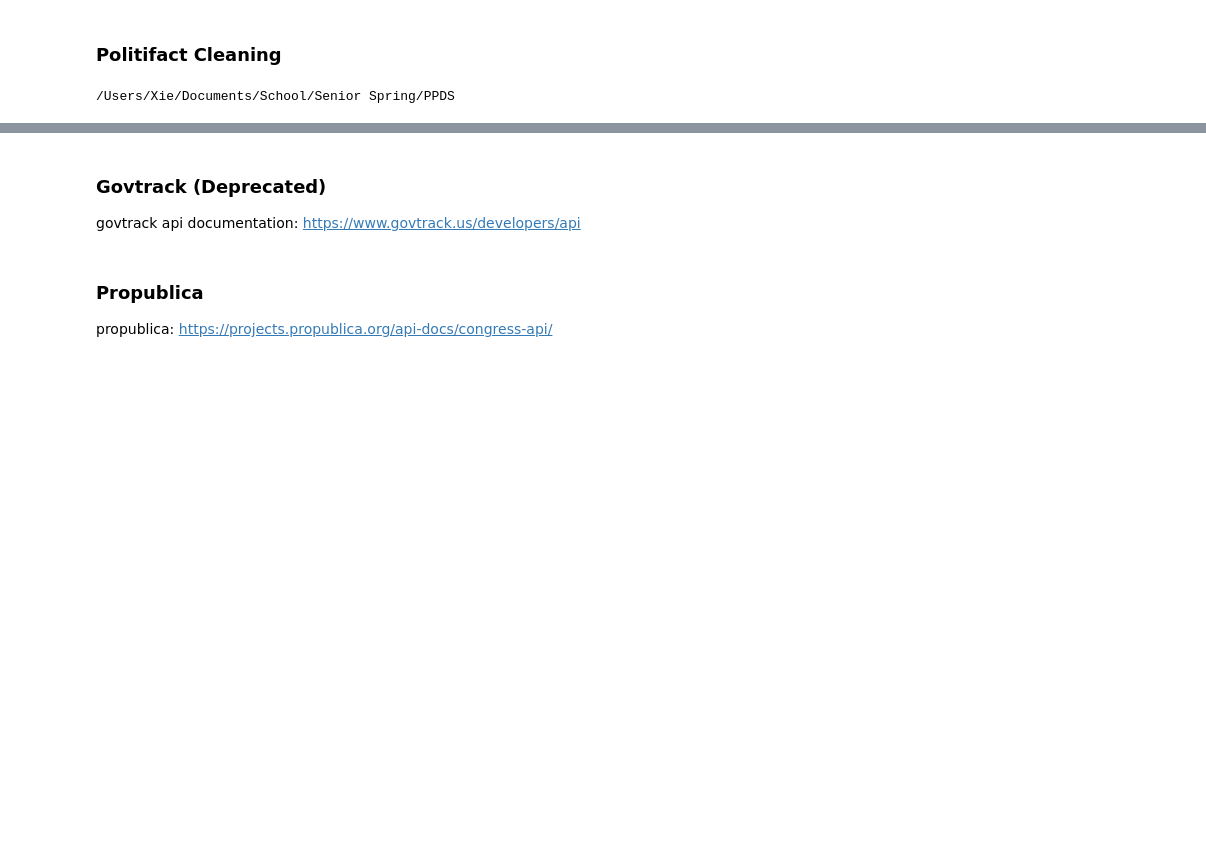
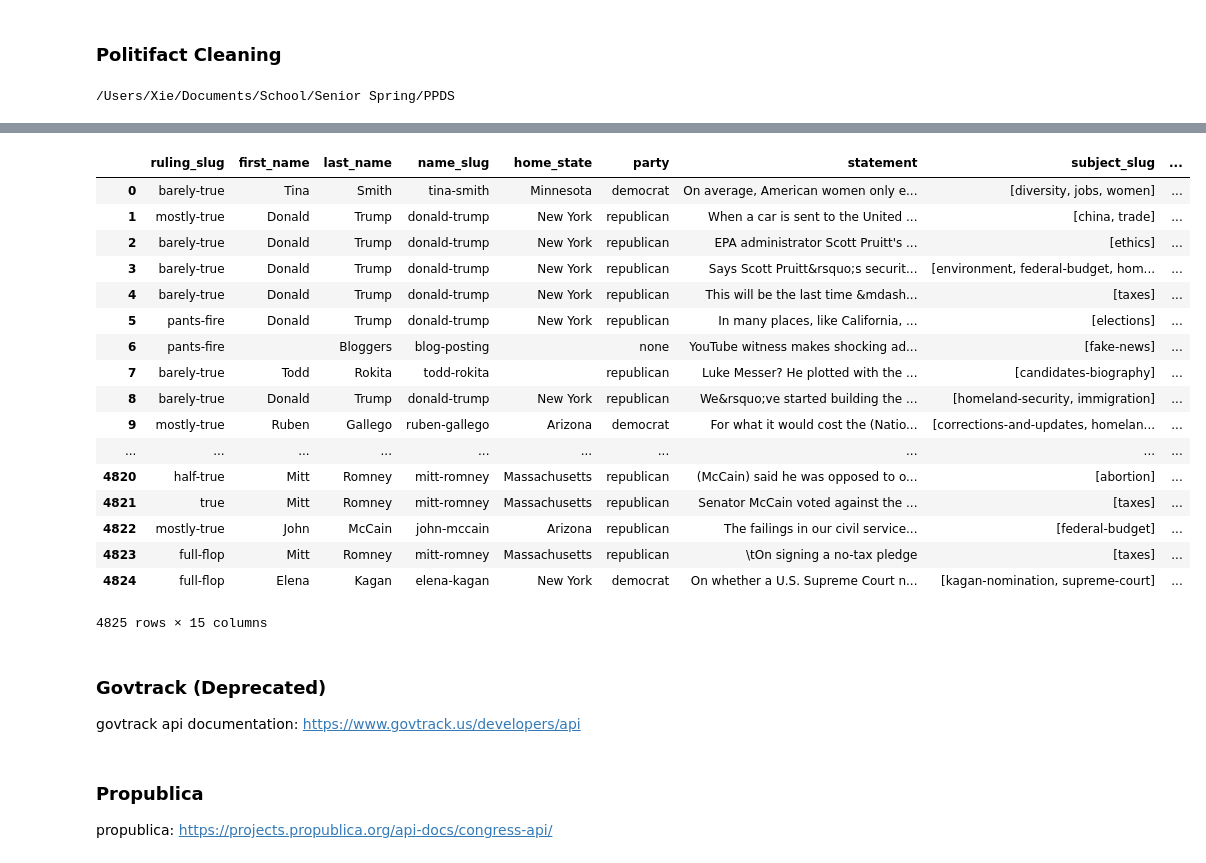
Before and after one commit to qcx201-nyu/PPDS, a Jupyter notebook: politician.ipynb, the cells around one changed output, grey strips where cells are left out. Cells and saved outputs as stored; diff of their text form; code cells hidden in the pictures; blank space fills up the shorter version.

```diff
--- a/politician.ipynb
+++ b/politician.ipynb
@@ -228,0 +162,26 @@ Name: party, dtype: object
+# %%
+json_path = '/Users/Xie/Documents/School/Senior Spring/PPDS/Data/Politifact.json'
+pf = pd.read_json(json_path)
+pf.sort_values('statement_date',ascending=False,inplace=True)
+pf.reset_index(inplace=True)
+
+pf['statement_date'] = pd.to_datetime(pf['statement_date'])
+pf['ruling_date'] = pd.to_datetime(pf['ruling_date'])
+pf['statement'] = (pf['statement'].str.replace('<p>',"").str.replace('</p>','')
+                   .str.replace('"','').str.replace('&quot;','')
+                   .str.replace('\r','').str.replace('\n','').str.replace('&#39;','\''))
+pf['ruling_comments'] = (pf['ruling_comments'].str.replace('<p>',"").str.replace('</p>','')
+                   .str.replace('"','').str.replace('&quot;','')
+                   .str.replace('\r','').str.replace('\n','').str.replace('&#39;','\''))
+
+pf['ruling_slug'] = [ruling['ruling_slug'] for ruling in pf['ruling']]
+
+pf['name_slug'] = [speaker['name_slug'] for speaker in pf['speaker']]
+pf['home_state'] = [speaker['home_state'] for speaker in pf['speaker']]
+pf['party'] = [speaker['party']['party_slug'] for speaker in pf['speaker']]
+pf['first_name'] = [speaker['first_name'] for speaker in pf['speaker']]
+pf['last_name'] = [speaker['last_name'] for speaker in pf['speaker']]
+
+pf['statement_type'] = [statement['statement_type'] for statement in pf['statement_type']]
+
+pf['subject_slug'] = [[subject['subject_slug'] for subject in subjects] for subjects in pf['subject']]
@@ -229,3 +259,29 @@ Name: party, dtype: object
+# %%
+politifact = pf[['ruling_slug','first_name','last_name','name_slug',
+                 'home_state','party','statement',
+                 'subject_slug','ruling_comments','ruling_date',
+                 'statement_context','statement_type','statement_date','twitter_headline'
+                 ,'sources']]
+politifact
+# %% [output]
+|  | ruling_slug | first_name | last_name | name_slug | home_state | party | statement | subject_slug | ... |
+| 0 | barely-true | Tina | Smith | tina-smith | Minnesota | democrat | On average, American women only e... | [diversity, jobs, women] | ... |
+| 1 | mostly-true | Donald | Trump | donald-trump | New York | republican | When a car is sent to the United ... | [china, trade] | ... |
+| 2 | barely-true | Donald | Trump | donald-trump | New York | republican | EPA administrator Scott Pruitt's ... | [ethics] | ... |
+| 3 | barely-true | Donald | Trump | donald-trump | New York | republican | Says Scott Pruitt&rsquo;s securit... | [environment, federal-budget, hom... | ... |
+| 4 | barely-true | Donald | Trump | donald-trump | New York | republican | This will be the last time &mdash... | [taxes] | ... |
+| 5 | pants-fire | Donald | Trump | donald-trump | New York | republican | In many places, like California, ... | [elections] | ... |
+| 6 | pants-fire |  | Bloggers | blog-posting |  | none | YouTube witness makes shocking ad... | [fake-news] | ... |
+| 7 | barely-true | Todd | Rokita | todd-rokita |  | republican | Luke Messer? He plotted with the ... | [candidates-biography] | ... |
+| 8 | barely-true | Donald | Trump | donald-trump | New York | republican | We&rsquo;ve started building the ... | [homeland-security, immigration] | ... |
+| 9 | mostly-true | Ruben | Gallego | ruben-gallego | Arizona | democrat | For what it would cost the (Natio... | [corrections-and-updates, homelan... | ... |
+| ... | ... | ... | ... | ... | ... | ... | ... | ... | ... |
+| 4820 | half-true | Mitt | Romney | mitt-romney | Massachusetts | republican | (McCain) said he was opposed to o... | [abortion] | ... |
+| 4821 | true | Mitt | Romney | mitt-romney | Massachusetts | republican | Senator McCain voted against the ... | [taxes] | ... |
+| 4822 | mostly-true | John | McCain | john-mccain | Arizona | republican | The failings in our civil service... | [federal-budget] | ... |
+| 4823 | full-flop | Mitt | Romney | mitt-romney | Massachusetts | republican | \tOn signing a no-tax pledge | [taxes] | ... |
+| 4824 | full-flop | Elena | Kagan | elena-kagan | New York | democrat | On whether a U.S. Supreme Court n... | [kagan-nomination, supreme-court] | ... |
+4825 rows × 15 columns
 # %% [markdown]
 ### Govtrack (Deprecated)
 govtrack api documentation: https://www.govtrack.us/developers/api
```
Also changed, not shown: parts of 15 cells of this notebook.
